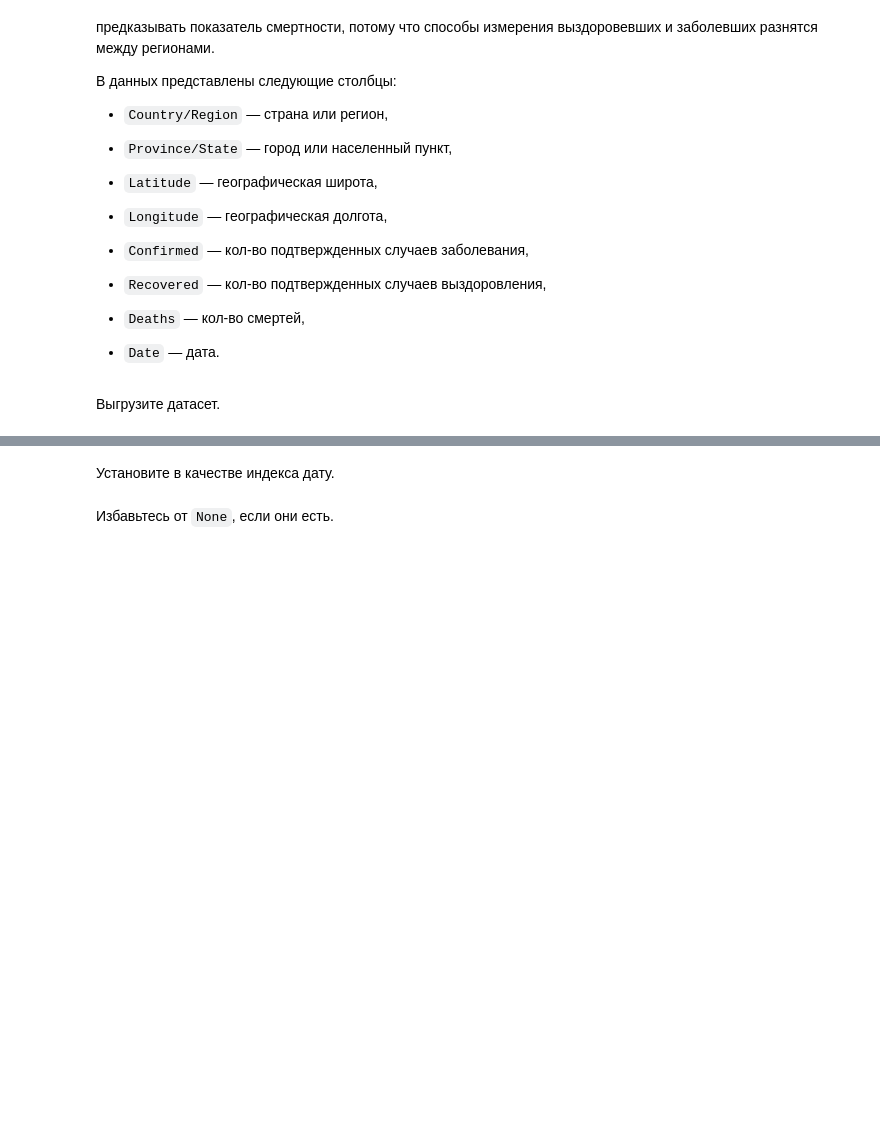
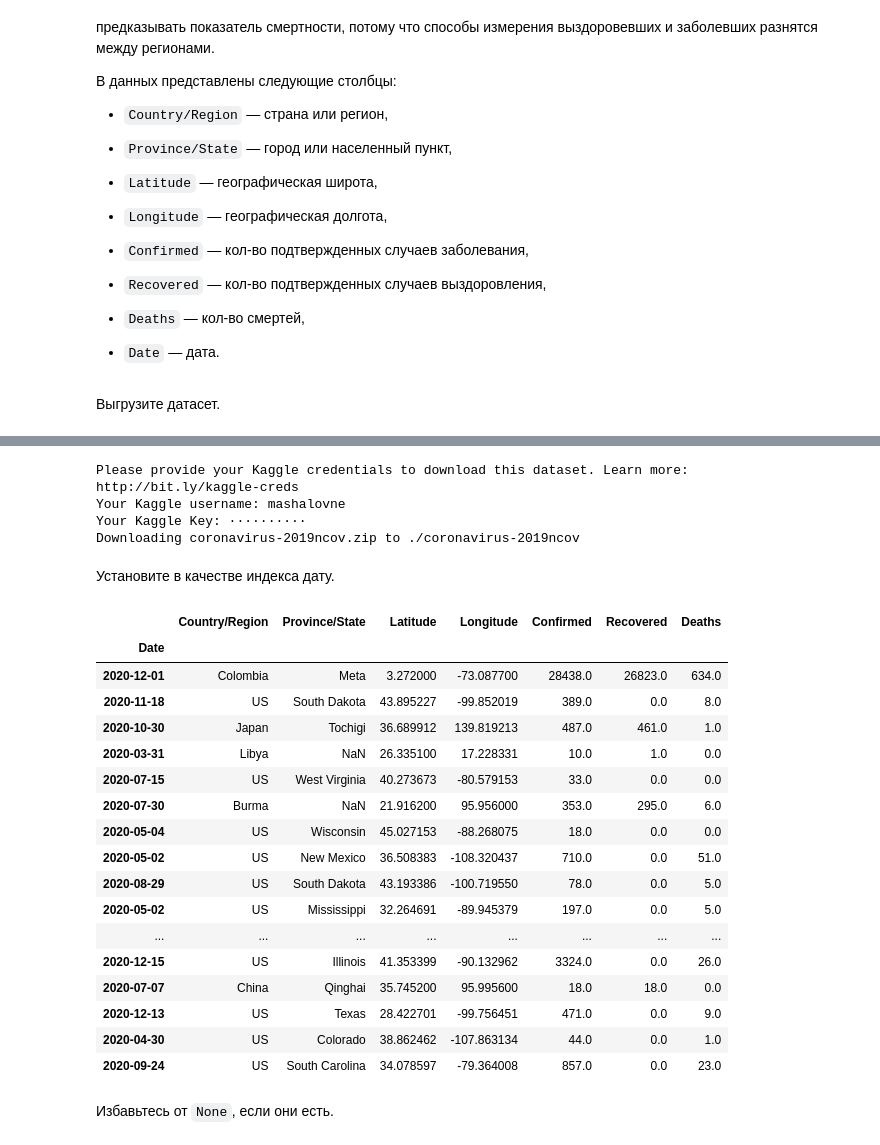
Before and after one commit to NMashalov/2023_OpenMipt_course, a Jupyter notebook: lesson5/ДЗ_5.ipynb, the cells around one changed output, grey strips where cells are left out. Drawn from its saved outputs; the diff is of its cells as text; code cells hidden in the pictures; blank space fills up the shorter version.

```diff
--- a/lesson5/ДЗ_5.ipynb
+++ b/lesson5/ДЗ_5.ipynb
@@ -94,2 +117,10 @@ sns.set(font_scale=1.3, palette='Set2')
+# %%
+import opendatasets as od
+od.download('https://www.kaggle.com/datasets/gpreda/coronavirus-2019ncov')
+# %% [output]
+Please provide your Kaggle credentials to download this dataset. Learn more: http://bit.ly/kaggle-creds
+Your Kaggle username: mashalovne
+Your Kaggle Key: ··········
+Downloading coronavirus-2019ncov.zip to ./coronavirus-2019ncov
 # %% [markdown]
 Установите в качестве индекса дату.
@@ -96,2 +132,23 @@ sns.set(font_scale=1.3, palette='Set2')
+# %%
+df.sample(20)
+# %% [output]
+|  | Country/Region | Province/State | Latitude | Longitude | Confirmed | Recovered | Deaths |
+| Date |  |  |  |  |  |  |  |
+| 2020-12-01 | Colombia | Meta | 3.272000 | -73.087700 | 28438.0 | 26823.0 | 634.0 |
+| 2020-11-18 | US | South Dakota | 43.895227 | -99.852019 | 389.0 | 0.0 | 8.0 |
+| 2020-10-30 | Japan | Tochigi | 36.689912 | 139.819213 | 487.0 | 461.0 | 1.0 |
+| 2020-03-31 | Libya | NaN | 26.335100 | 17.228331 | 10.0 | 1.0 | 0.0 |
+| 2020-07-15 | US | West Virginia | 40.273673 | -80.579153 | 33.0 | 0.0 | 0.0 |
+| 2020-07-30 | Burma | NaN | 21.916200 | 95.956000 | 353.0 | 295.0 | 6.0 |
+| 2020-05-04 | US | Wisconsin | 45.027153 | -88.268075 | 18.0 | 0.0 | 0.0 |
+| 2020-05-02 | US | New Mexico | 36.508383 | -108.320437 | 710.0 | 0.0 | 51.0 |
+| 2020-08-29 | US | South Dakota | 43.193386 | -100.719550 | 78.0 | 0.0 | 5.0 |
+| 2020-05-02 | US | Mississippi | 32.264691 | -89.945379 | 197.0 | 0.0 | 5.0 |
+| ... | ... | ... | ... | ... | ... | ... | ... |
+| 2020-12-15 | US | Illinois | 41.353399 | -90.132962 | 3324.0 | 0.0 | 26.0 |
+| 2020-07-07 | China | Qinghai | 35.745200 | 95.995600 | 18.0 | 18.0 | 0.0 |
+| 2020-12-13 | US | Texas | 28.422701 | -99.756451 | 471.0 | 0.0 | 9.0 |
+| 2020-04-30 | US | Colorado | 38.862462 | -107.863134 | 44.0 | 0.0 | 1.0 |
+| 2020-09-24 | US | South Carolina | 34.078597 | -79.364008 | 857.0 | 0.0 | 23.0 |
 # %% [markdown]
 Избавьтесь от `None`, если они есть.
```
Also changed, not shown: parts of 37 cells of this notebook.
